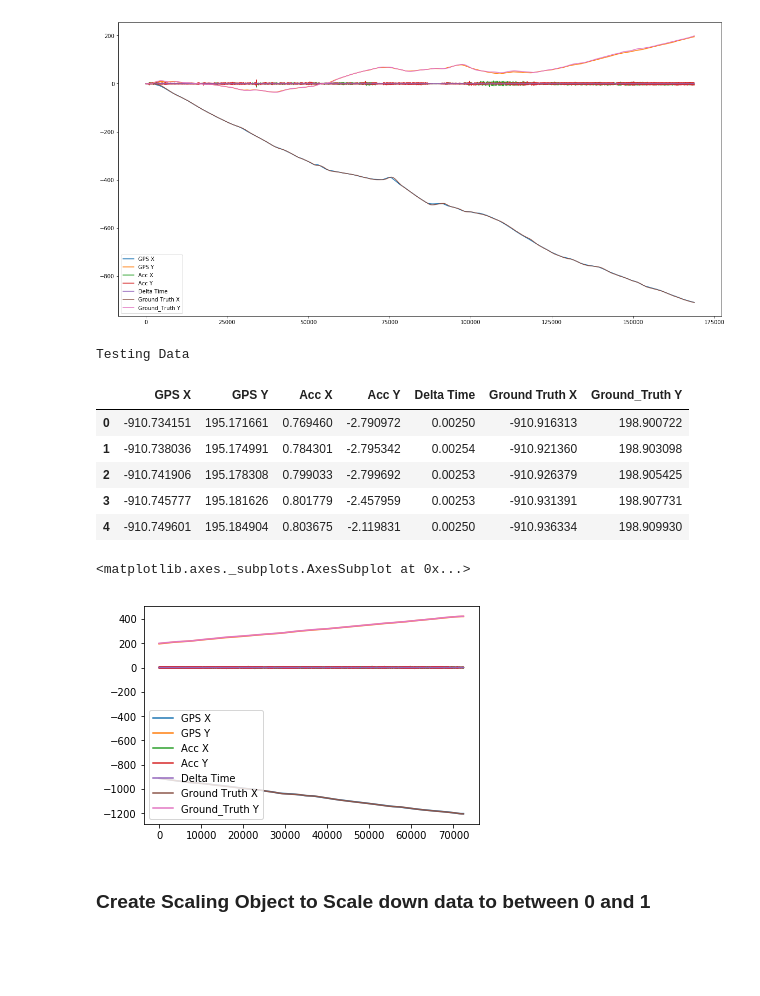
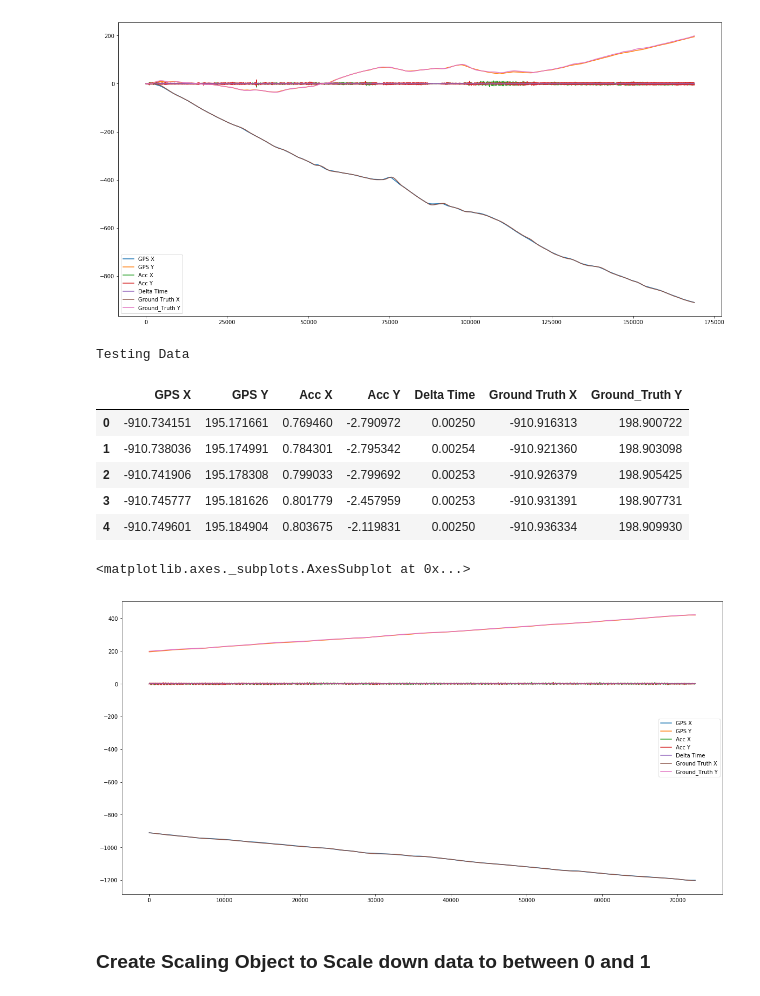
Before and after one commit to harrywaugh/ActivityTrackingWithSensorFusion, a Jupyter notebook: Gated Recurrent Unit.ipynb, the cells around one changed output. Drawn from its saved outputs; the diff is of its cells as text; code cells hidden in the pictures; blank space fills up the shorter version.

```diff
--- a/Gated Recurrent Unit.ipynb
+++ b/Gated Recurrent Unit.ipynb
@@ -27,7 +27,13 @@ As no reliable ground truth currently, using Kalman Filter results. Note: Ground
 
 https://github.com/Hvass-Labs/TensorFlow-Tutorials/blob/master/23_Time-Series-Prediction.ipynb
 # %%
-data = Data_Stream('uni.csv')
+%load_ext line_profiler
+%lprun -T lprof0 -f Data_Stream.__init__ Data_Stream('uni.csv')
+%cat lprof0
+
+# data = Data_Stream('uni.csv')
+
+
 compute_kalman(data)
 plt.figure(figsize=(14, 9))
 ax=plt.subplot(111)
@@ -113,28 +132,28 @@ Training Data
 # %%
 if(False):
     test_frame = pd.DataFrame(np.concatenate((test_data, test_labels), axis=1),
                                                  columns=['GPS X', 'GPS Y', 'Acc X', 'Acc Y',
                                                           'Delta Time', 'Ground Truth X', 'Ground_Truth Y'])
 else:
     test_frame = pd.DataFrame(np.concatenate((test_data, test_labels), axis=1),
                                                  columns=['GPS X', 'GPS Y', 'Acc X', 'Acc Y',
 #                                                           'Vel X', 'Vel Y',
 #                                                           'Mag X', 'Mag Y',
 #                                                           'Gyro X', 'Gyro Y', 'Gyro Z',
                                                           'Delta Time', 'Ground Truth X', 'Ground_Truth Y'])
 print("Testing Data")
 display(test_frame.head(5))
-test_frame.plot()
+test_frame.plot(figsize=(20,10))
 # %% [output]
 Testing Data
 |  | GPS X | GPS Y | Acc X | Acc Y | Delta Time | Ground Truth X | Ground_Truth Y |
 | 0 | -910.734151 | 195.171661 | 0.769460 | -2.790972 | 0.00250 | -910.916313 | 198.900722 |
 | 1 | -910.738036 | 195.174991 | 0.784301 | -2.795342 | 0.00254 | -910.921360 | 198.903098 |
 | 2 | -910.741906 | 195.178308 | 0.799033 | -2.799692 | 0.00253 | -910.926379 | 198.905425 |
 | 3 | -910.745777 | 195.181626 | 0.801779 | -2.457959 | 0.00253 | -910.931391 | 198.907731 |
 | 4 | -910.749601 | 195.184904 | 0.803675 | -2.119831 | 0.00250 | -910.936334 | 198.909930 |
 <matplotlib.axes._subplots.AxesSubplot at 0x...>
-[figure, old version]
+[figure, new version]
 # %% [markdown]
 ### Create Scaling Object to Scale down data to between 0 and 1
 # %%
```
Also changed, not shown: parts of 1 cell of this notebook, 1 other file.
